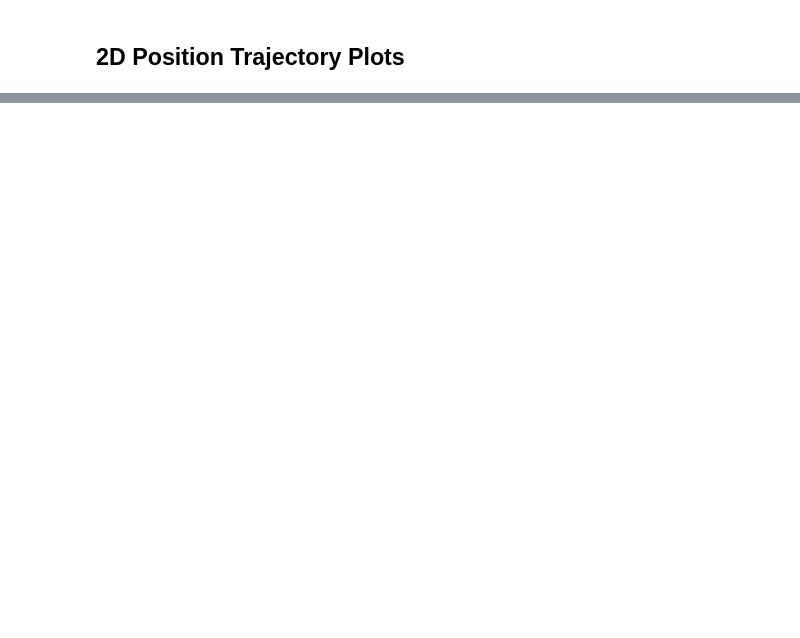
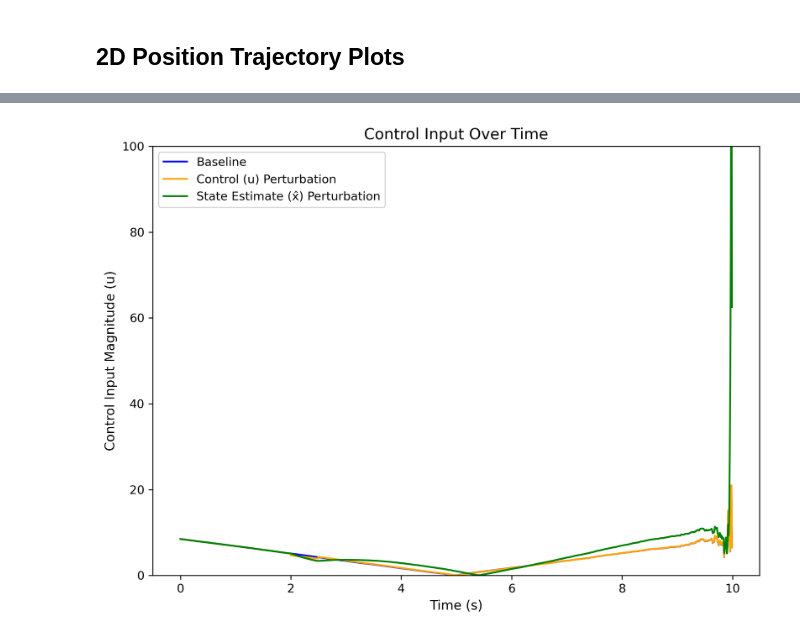
Before and after one commit to emilyekstrum/cerebellar_LQG_control, a Jupyter notebook: notebooks/lqg_model_2d.ipynb, the cells around one changed output, grey strips where cells are left out. Saved outputs shown, nothing was run; the diff lists cells and outputs as text; code cells hidden in the pictures; blank space fills up the shorter version.

```diff
--- a/notebooks/lqg_model_2d.ipynb
+++ b/notebooks/lqg_model_2d.ipynb
@@ -570,0 +681,21 @@ plt.show()
+# %%
+# plot u over time for each system
+# convert control input lists to arrays (compute magnitude of 2D control input)
+u_baseline = np.array([np.linalg.norm(u_baseline_list[t]) for t in range(len(u_baseline_list))])
+u_u_pert = np.array([np.linalg.norm(u_u_pert_list[t]) for t in range(len(u_u_pert_list))])
+u_xhat_pert = np.array([np.linalg.norm(u_xhat_pert_list[t]) for t in range(len(u_xhat_pert_list))])
+
+fig, ax = plt.subplots(figsize=(8, 6))
+ax.plot(time, u_baseline, label='Baseline', color='blue', linewidth=1.5)
+ax.plot(time, u_u_pert, label='Control (u) Perturbation', color='orange', linewidth=1.5)
+ax.plot(time, u_xhat_pert, label='State Estimate (x̂) Perturbation', color='green', linewidth=1.5)
+ax.set_xlabel('Time (s)', fontsize=11)
+ax.set_ylabel('Control Input Magnitude (u)', fontsize=11)
+ax.set_ylim(0, 100)
+ax.set_title('Control Input Over Time', fontsize=13)
+ax.legend(fontsize=10)
+#ax.grid(True, alpha=0.3)
+plt.tight_layout()
+plt.show()
+# %% [output]
+[figure, added]
```
Also changed, not shown: parts of 9 cells of this notebook, 1 other file.
